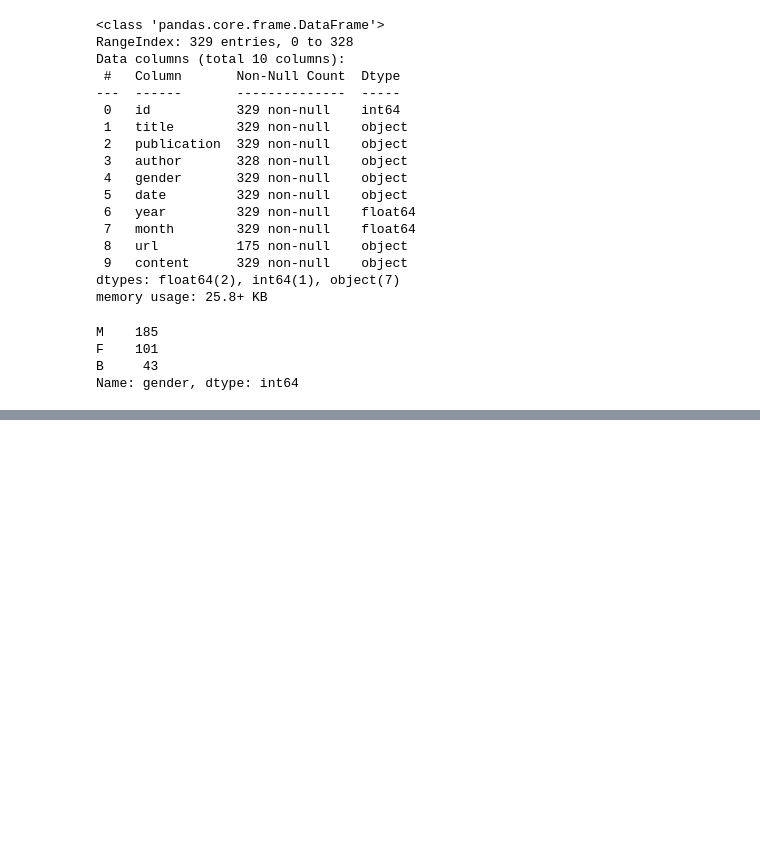
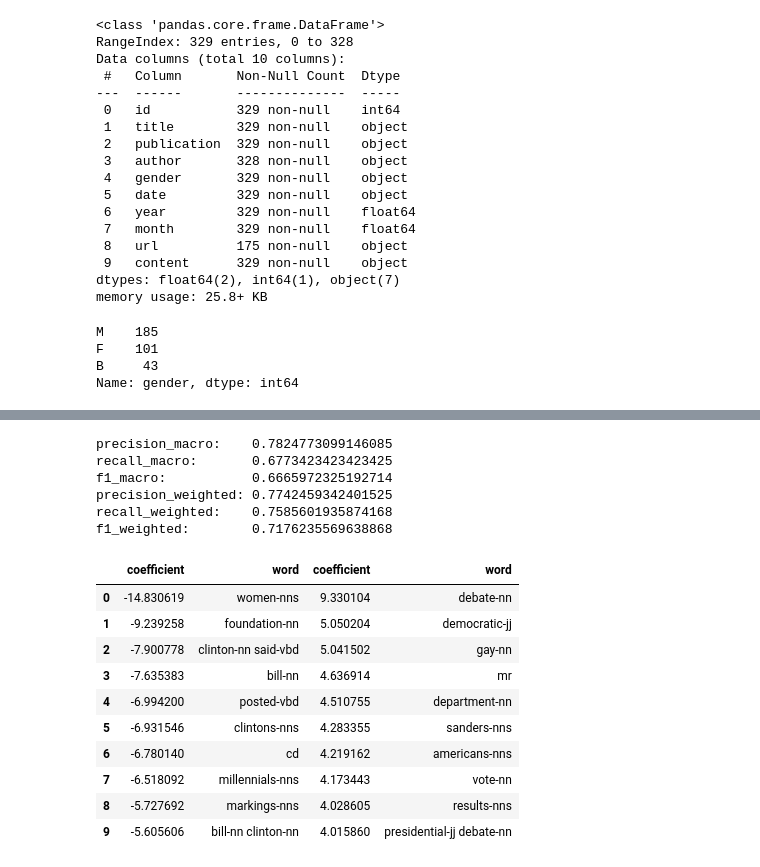
Before and after one commit to maxpeng041/news-article-analysis, a Jupyter notebook: news_article_analysis.ipynb, the cells around one changed output, grey strips where cells are left out. Saved outputs shown, nothing was run; the diff lists cells and outputs as text; code cells hidden in the pictures; blank space fills up the shorter version.

```diff
--- a/news_article_analysis.ipynb
+++ b/news_article_analysis.ipynb
@@ -317,6 +176,0 @@ pd.set_option('display.max_colwidth', 50)
-# %%
-tfidf_data_binary = tfidf_data[tfidf_data['gender'] != 'B']
-featuresets = []
-for i in range(len(tfidf_data_binary)):
-    row = [tfidf_data_binary['TF-IDF features'].iloc[i], tfidf_data_binary['gender'].iloc[i]]
-    featuresets.append(row)
@@ -402,0 +305,9 @@ Average recall: 0.5
+# %%
+article_contents = clinton_data_binary['content'].reset_index(drop=True).copy()
+
+for i in range(len(article_contents)):
+    processed_article = clean_text(article_contents[i])
+    processed_article = pos_tag(word_tokenize(processed_article))
+    for j in range(len(processed_article)):
+        processed_article[j] = processed_article[j][0] + '-' + processed_article[j][1]
+    article_contents[i] = TreebankWordDetokenizer().detokenize(processed_article)
@@ -402,0 +388,42 @@ Average recall: 0.5
+# %%
+X_pos_tag = article_contents
+y = clinton_data_binary['gender']
+
+vectorizer = TfidfVectorizer(lowercase=True, ngram_range=(1, 2), max_features=20000, token_pattern=r"(?u)\b\w[\w-]*\w\b")
+vectorizer.fit(X_pos_tag)
+X_pos_tag_tfidf = vectorizer.transform(X_pos_tag)
+
+lr_model = LogisticRegression(C=10000)
+
+scores = cross_validate(lr_model, X_pos_tag_tfidf, y, scoring=scoring, cv=5)
+print_scores(scores)
+# %% [output]
+precision_macro:    0.7824773099146085
+recall_macro:       0.6773423423423425
+f1_macro:           0.6665972325192714
+precision_weighted: 0.7742459342401525
+recall_weighted:    0.7585601935874168
+f1_weighted:        0.7176235569638868
+# %%
+lr_model = LogisticRegression(C=10000)
+lr_model.fit(X_pos_tag_tfidf, y)
+
+feature_names = vectorizer.get_feature_names()
+coefs_with_fns = sorted(zip(lr_model.coef_[0], feature_names))
+coef_word=pd.DataFrame(coefs_with_fns)
+coef_word.columns='coefficient','word'
+most_pos = coef_word.sort_values(by='coefficient', ascending=True).head(10).reset_index(drop=True)
+most_neg = coef_word.sort_values(by='coefficient', ascending=False).head(10).reset_index(drop=True)
+pd.concat([most_pos, most_neg], axis=1)
+# %% [output]
+|  | coefficient | word | coefficient | word |
+| 0 | -14.830619 | women-nns | 9.330104 | debate-nn |
+| 1 | -9.239258 | foundation-nn | 5.050204 | democratic-jj |
+| 2 | -7.900778 | clinton-nn said-vbd | 5.041502 | gay-nn |
+| 3 | -7.635383 | bill-nn | 4.636914 | mr |
+| 4 | -6.994200 | posted-vbd | 4.510755 | department-nn |
+| 5 | -6.931546 | clintons-nns | 4.283355 | sanders-nns |
+| 6 | -6.780140 | cd | 4.219162 | americans-nns |
+| 7 | -6.518092 | millennials-nns | 4.173443 | vote-nn |
+| 8 | -5.727692 | markings-nns | 4.028605 | results-nns |
+| 9 | -5.605606 | bill-nn clinton-nn | 4.015860 | presidential-jj debate-nn |
```
Also changed, not shown: parts of 39 cells of this notebook, 1 other file.
